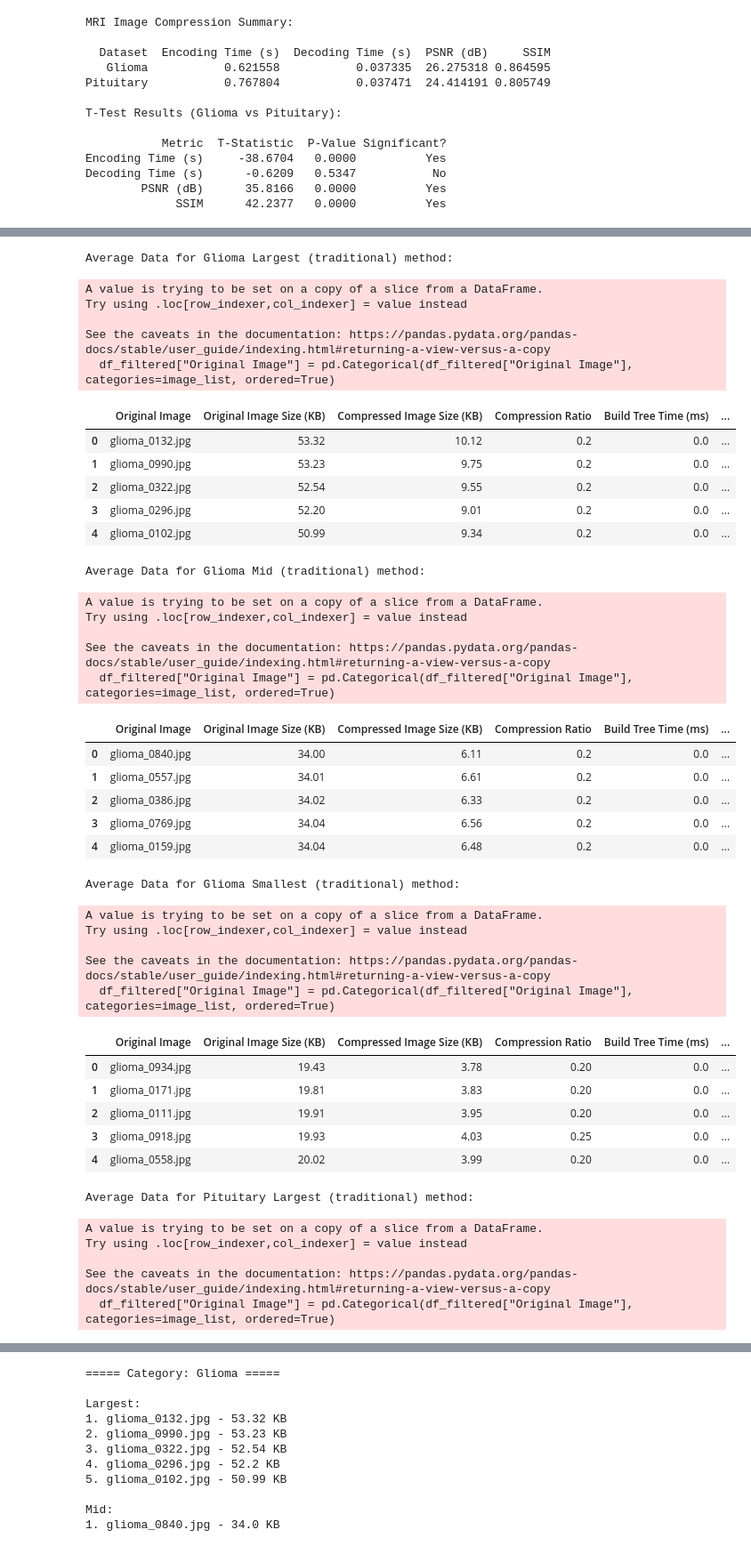
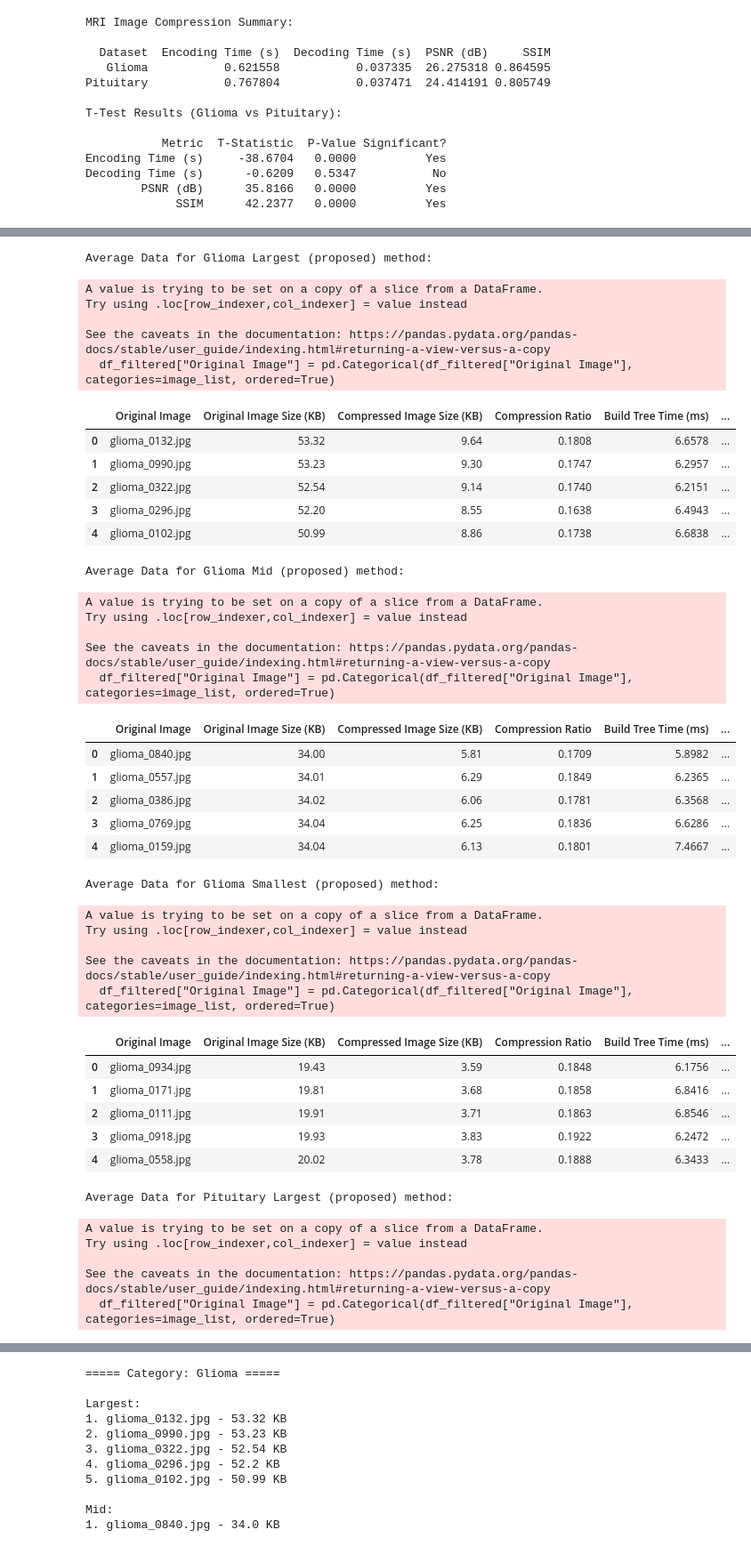
Before and after one commit to cashauce/ThesisFractalCNN, a Jupyter notebook: data/tables.ipynb, the cells around one changed output, grey strips where cells are left out. Shown at 89% size. Saved outputs shown, nothing was run; the diff lists cells and outputs as text; code cells hidden in the pictures.

```diff
--- a/data/tables.ipynb
+++ b/data/tables.ipynb
@@ -355,19 +914,12 @@ Decoding Time (s)      -0.6209   0.5347           No
 # %%
-# AVERAGE OF VALUES FOR TRADITIONAL
+# AVERAGE OF VALUES FOR proposed (KD-TREE + CNN)
 df = pd.read_csv(multiTest_csvFile)
 
-# Convert the "Compression Ratio" from ratio format to decimal
-def ratio_to_decimal(ratio):
-    if isinstance(ratio, str) and ":" in ratio:
-        num, denom = ratio.split(":")
-        return float(num) / float(denom)
-    return float(ratio)  # In case it's already a decimal
+# Apply the conversion function to the "Compression Ratio" column
+df["Compression Ratio"] = df["Compressed Image Size (KB)"] / df["Original Image Size (KB)"]
 
-# Apply the conversion function to the "Compression Ratio" column
-df["Compression Ratio"] = df["Compression Ratio"].apply(ratio_to_decimal)
-
-# Group by "Original Image" and calculate the mean for each column for traditional method
-df_traditional = df[df["Method"] == "traditional"].groupby("Original Image").agg({
+# Group by "Original Image" and calculate the mean for each column for the proposed method
+df_proposed = df[df["Method"] == "proposed"].groupby("Original Image").agg({
     "Original Image Size (KB)": "mean",
     "Compressed Image Size (KB)": "mean",
     "Compression Ratio": "mean",
@@ -401,67 +953,67 @@ def display_avg_data(image_list, method_df, method_name):
         "Encoding Time (s)": 4,
         "Decoding Time (s)": 4,
         "PSNR (dB)": 4,
         "SSIM": 4,
         "Blocks (blocks/s)": 4
     })
 
     # Display the filtered and ordered data
     print(f"Average Data for {method_name} method:")
     display(df_filtered[[
         "Original Image", "Original Image Size (KB)", "Compressed Image Size (KB)",
         "Compression Ratio", "Build Tree Time (ms)", "Nearest Search Time (ms)",
         "CNN Inference Time (ms)", "Encoding Time (s)", "Decoding Time (s)",
         "PSNR (dB)", "SSIM", "Blocks (blocks/s)"
     ]])
     print("\n")
 
-# Now, let's display the averaged data for each category using the traditional method
+# Now, let's display the averaged data for each category using the proposed method
 for category, image_list in zip(
     ["Glioma Largest", "Glioma Mid", "Glioma Smallest",
      "Pituitary Largest", "Pituitary Mid", "Pituitary Smallest"],
     [glioma_Largest, glioma_Mid, glioma_Smallest,
      pituitary_Largest, pituitary_Mid, pituitary_Smallest]):
 
-    # Display averaged data for the traditional method
-    display_avg_data(image_list, df_traditional, f"{category} (traditional)")
+    # Display averaged data for the proposed method
+    display_avg_data(image_list, df_proposed, f"{category} (proposed)")
 # %% [output]
-Average Data for Glioma Largest (traditional) method:
+Average Data for Glioma Largest (proposed) method:
 A value is trying to be set on a copy of a slice from a DataFrame.
 Try using .loc[row_indexer,col_indexer] = value instead
 
 See the caveats in the documentation: https://pandas.pydata.org/pandas-docs/stable/user_guide/indexing.html#returning-a-view-versus-a-copy
   df_filtered["Original Image"] = pd.Categorical(df_filtered["Original Image"], categories=image_list, ordered=True)
 |  | Original Image | Original Image Size (KB) | Compressed Image Size (KB) | Compression Ratio | Build Tree Time (ms) | ... |
-| 0 | glioma_0132.jpg | 53.32 | 10.12 | 0.2 | 0.0 | ... |
-| 1 | glioma_0990.jpg | 53.23 | 9.75 | 0.2 | 0.0 | ... |
-| 2 | glioma_0322.jpg | 52.54 | 9.55 | 0.2 | 0.0 | ... |
-| 3 | glioma_0296.jpg | 52.20 | 9.01 | 0.2 | 0.0 | ... |
-| 4 | glioma_0102.jpg | 50.99 | 9.34 | 0.2 | 0.0 | ... |
+| 0 | glioma_0132.jpg | 53.32 | 9.64 | 0.1808 | 6.6578 | ... |
+| 1 | glioma_0990.jpg | 53.23 | 9.30 | 0.1747 | 6.2957 | ... |
+| 2 | glioma_0322.jpg | 52.54 | 9.14 | 0.1740 | 6.2151 | ... |
+| 3 | glioma_0296.jpg | 52.20 | 8.55 | 0.1638 | 6.4943 | ... |
+| 4 | glioma_0102.jpg | 50.99 | 8.86 | 0.1738 | 6.6838 | ... |
-Average Data for Glioma Mid (traditional) method:
+Average Data for Glioma Mid (proposed) method:
 A value is trying to be set on a copy of a slice from a DataFrame.
 Try using .loc[row_indexer,col_indexer] = value instead
 
 See the caveats in the documentation: https://pandas.pydata.org/pandas-docs/stable/user_guide/indexing.html#returning-a-view-versus-a-copy
   df_filtered["Original Image"] = pd.Categorical(df_filtered["Original Image"], categories=image_list, ordered=True)
 |  | Original Image | Original Image Size (KB) | Compressed Image Size (KB) | Compression Ratio | Build Tree Time (ms) | ... |
-| 0 | glioma_0840.jpg | 34.00 | 6.11 | 0.2 | 0.0 | ... |
-| 1 | glioma_0557.jpg | 34.01 | 6.61 | 0.2 | 0.0 | ... |
-| 2 | glioma_0386.jpg | 34.02 | 6.33 | 0.2 | 0.0 | ... |
-| 3 | glioma_0769.jpg | 34.04 | 6.56 | 0.2 | 0.0 | ... |
-| 4 | glioma_0159.jpg | 34.04 | 6.48 | 0.2 | 0.0 | ... |
+| 0 | glioma_0840.jpg | 34.00 | 5.81 | 0.1709 | 5.8982 | ... |
+| 1 | glioma_0557.jpg | 34.01 | 6.29 | 0.1849 | 6.2365 | ... |
+| 2 | glioma_0386.jpg | 34.02 | 6.06 | 0.1781 | 6.3568 | ... |
+| 3 | glioma_0769.jpg | 34.04 | 6.25 | 0.1836 | 6.6286 | ... |
+| 4 | glioma_0159.jpg | 34.04 | 6.13 | 0.1801 | 7.4667 | ... |
-Average Data for Glioma Smallest (traditional) method:
+Average Data for Glioma Smallest (proposed) method:
 A value is trying to be set on a copy of a slice from a DataFrame.
 Try using .loc[row_indexer,col_indexer] = value instead
 
 See the caveats in the documentation: https://pandas.pydata.org/pandas-docs/stable/user_guide/indexing.html#returning-a-view-versus-a-copy
   df_filtered["Original Image"] = pd.Categorical(df_filtered["Original Image"], categories=image_list, ordered=True)
 |  | Original Image | Original Image Size (KB) | Compressed Image Size (KB) | Compression Ratio | Build Tree Time (ms) | ... |
-| 0 | glioma_0934.jpg | 19.43 | 3.78 | 0.20 | 0.0 | ... |
-| 1 | glioma_0171.jpg | 19.81 | 3.83 | 0.20 | 0.0 | ... |
-| 2 | glioma_0111.jpg | 19.91 | 3.95 | 0.20 | 0.0 | ... |
-| 3 | glioma_0918.jpg | 19.93 | 4.03 | 0.25 | 0.0 | ... |
-| 4 | glioma_0558.jpg | 20.02 | 3.99 | 0.20 | 0.0 | ... |
+| 0 | glioma_0934.jpg | 19.43 | 3.59 | 0.1848 | 6.1756 | ... |
+| 1 | glioma_0171.jpg | 19.81 | 3.68 | 0.1858 | 6.8416 | ... |
+| 2 | glioma_0111.jpg | 19.91 | 3.71 | 0.1863 | 6.8546 | ... |
+| 3 | glioma_0918.jpg | 19.93 | 3.83 | 0.1922 | 6.2472 | ... |
+| 4 | glioma_0558.jpg | 20.02 | 3.78 | 0.1888 | 6.3433 | ... |
-Average Data for Pituitary Largest (traditional) method:
+Average Data for Pituitary Largest (proposed) method:
 A value is trying to be set on a copy of a slice from a DataFrame.
 Try using .loc[row_indexer,col_indexer] = value instead
 
```
Also changed, not shown: parts of 9 cells of this notebook, 5 other files.
